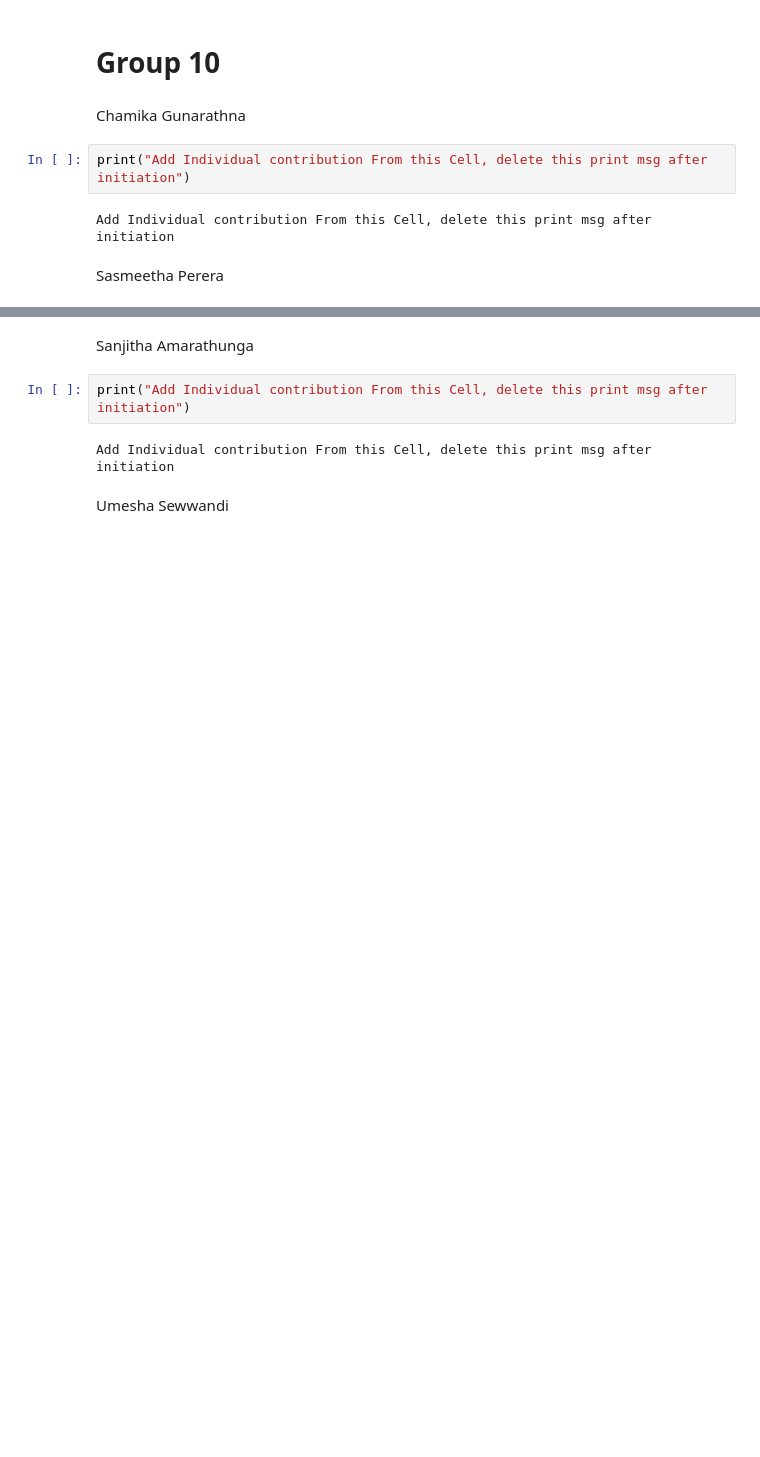
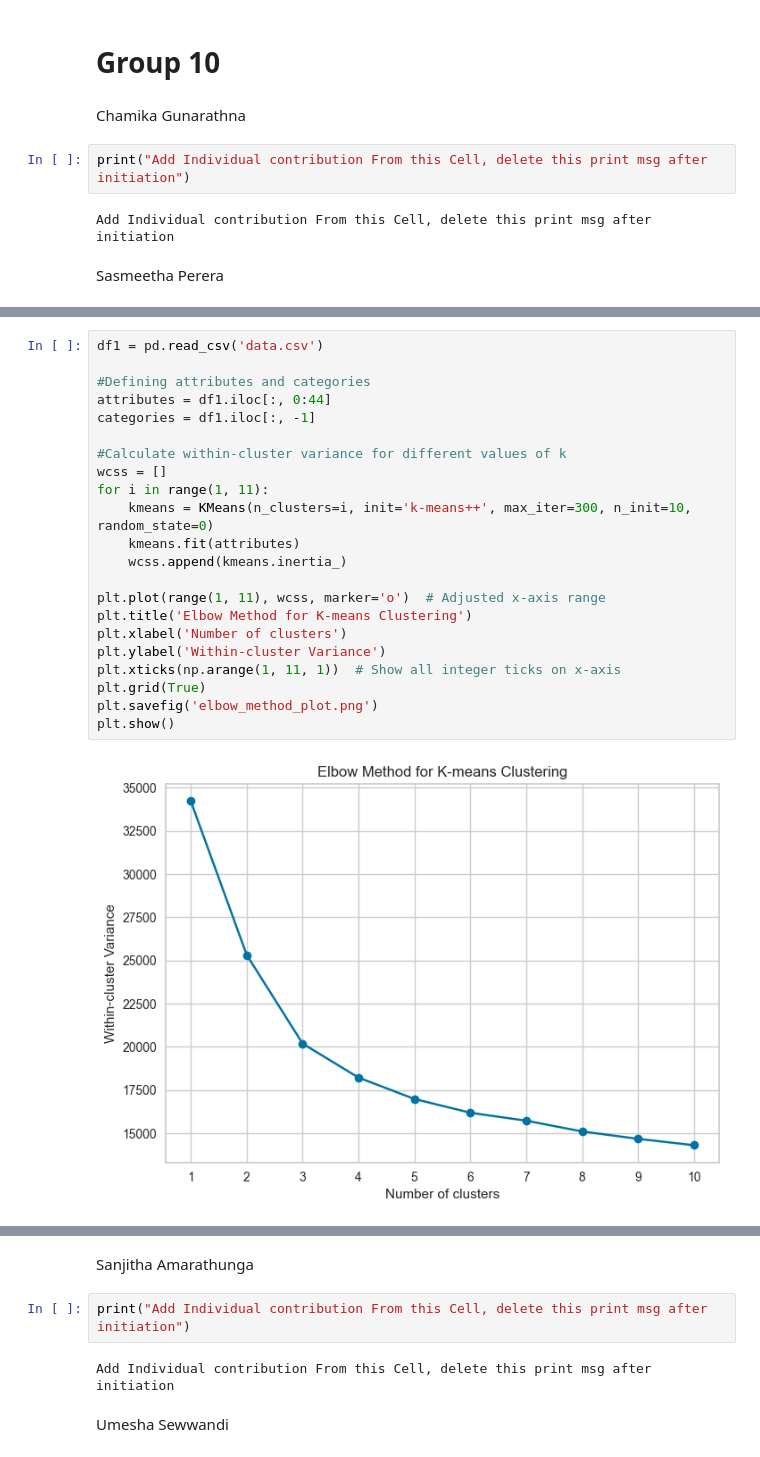
Before and after one commit to ChamikaGunarathna/DM_Group_project, a Jupyter notebook: clustering of cancer gene data.ipynb, the cells around one changed output, grey strips where cells are left out. Drawn from its saved outputs; the diff is of its cells as text; blank space fills up the shorter version.

```diff
--- a/clustering of cancer gene data.ipynb
+++ b/clustering of cancer gene data.ipynb
@@ -14,0 +57,24 @@ Add Individual contribution From this Cell, delete this print msg after initiati
+# %%
+df1 = pd.read_csv('data.csv')
+
+#Defining attributes and categories
+attributes = df1.iloc[:, 0:44]
+categories = df1.iloc[:, -1]
+
+#Calculate within-cluster variance for different values of k
+wcss = []
+for i in range(1, 11):
+    kmeans = KMeans(n_clusters=i, init='k-means++', max_iter=300, n_init=10, random_state=0)
+    kmeans.fit(attributes)
+    wcss.append(kmeans.inertia_)
+
+plt.plot(range(1, 11), wcss, marker='o')  # Adjusted x-axis range
+plt.title('Elbow Method for K-means Clustering')
+plt.xlabel('Number of clusters')
+plt.ylabel('Within-cluster Variance')
+plt.xticks(np.arange(1, 11, 1))  # Show all integer ticks on x-axis
+plt.grid(True)
+plt.savefig('elbow_method_plot.png')
+plt.show()
+# %% [output]
+[figure, added]
```
Also changed, not shown: parts of 14 cells of this notebook.
